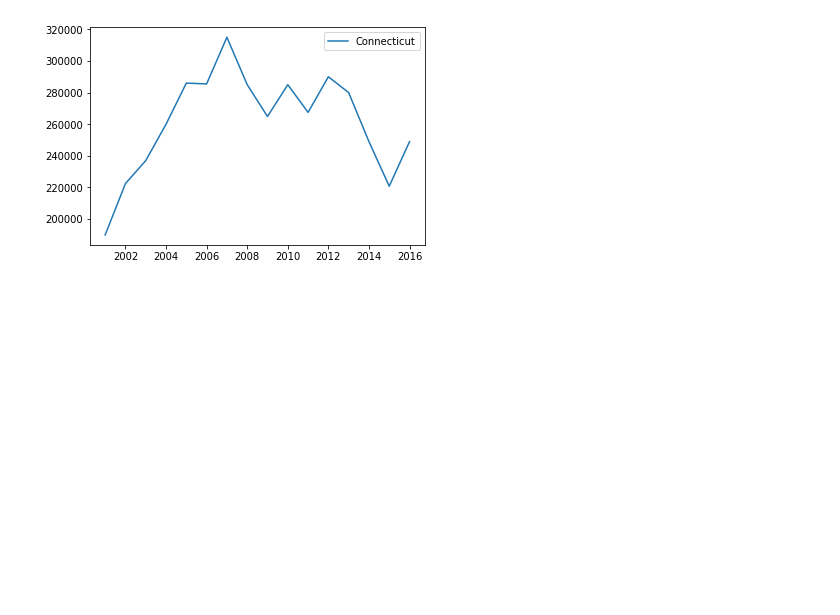
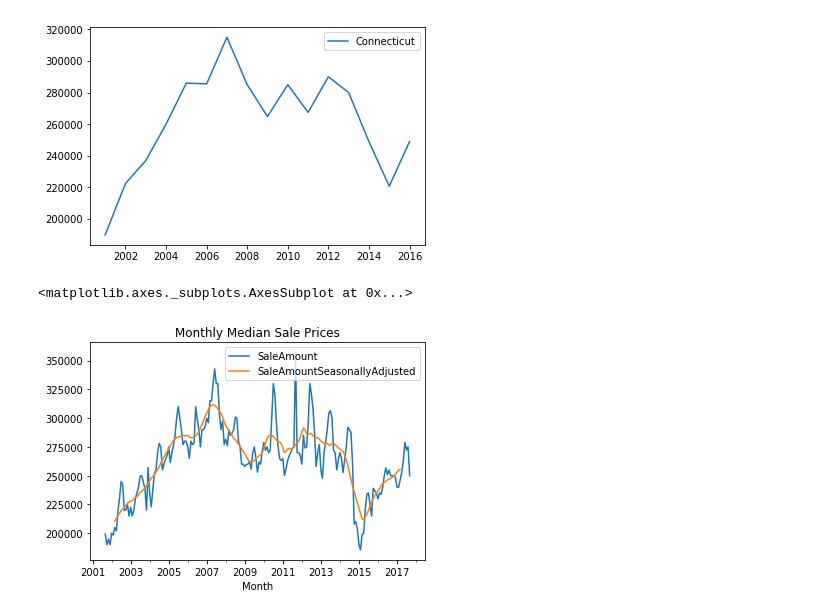
Before and after one commit to jamiekasulis/ct_real_estate_sales, a Jupyter notebook: Neater_data_exploration_notebook.ipynb, the cells around one changed output. Cells and saved outputs as stored; diff of their text form; code cells hidden in the pictures; blank space fills up the shorter version.

Commit message:
Added some edge cases for monthly median timeseries

```diff
--- a/Neater_data_exploration_notebook.ipynb
+++ b/Neater_data_exploration_notebook.ipynb
@@ -636,5 +655,5 @@ res_df['YearMonth'] = res_df['Year'] + "-" + res_df['Month']
 # %%
-def monthly_median_timeseries(column, town='Connecticut', source_df=res_df):
+def monthly_median_timeseries(column, town='Connecticut', minyear=MIN_YEAR, maxyear=MAX_YEAR, source_df=res_df):
     """
     Returns a monthly time series of the median value of 'column' for 'town.'
     Will produce a timeseries for the state of Connecticut if 'town' is not specified.
@@ -649,7 +668,7 @@ def monthly_median_timeseries(column, town='Connecticut', source_df=res_df):
     subset = subset[['YearMonth', column]].sort_values('YearMonth', ascending=True)
 
     # Make a unique list of YearMonths
-    months = subset['YearMonth'].unique()
+    months = return_valid_months(subset, minyear, maxyear)
 
     # Calculate medians for each month and store them
     monthly_medians = {}
@@ -697,7 +736,7 @@ berlin_sa.trend.plot()
 [figure]
 # %%
 # Problem where the final row for CT is NaN, likely due to an improperly entered date
-ct_monthly = monthly_median_timeseries('SaleAmount', 'Connecticut')[0:-1].astype(int, errors='ignore')
+ct_monthly = monthly_median_timeseries('SaleAmount', 'Connecticut').astype(int, errors='ignore')
 # %%
 # now seasonally adjust the monthly medians
-sm.tsa.seasonal_decompose(x=ct_monthly, model='additive', freq=12).trend.plot()
+ct_sa = sm.tsa.seasonal_decompose(x=ct_monthly, model='additive', freq=12)
@@ -710,3 +751,11 @@ median_timeseries('SaleAmount', 'Connecticut').plot()
 # %% [output]
 <matplotlib.axes._subplots.AxesSubplot at 0x...>
 [figure]
+# %%
+ct_monthly_medians = pd.merge(left=ct_monthly, right=ct_sa.trend, on=ct_monthly.index)
+ct_monthly_medians.columns = ['Month', 'SaleAmount', 'SaleAmountSeasonallyAdjusted']
+# %%
+ct_monthly_medians.plot(x='Month', y=['SaleAmount', 'SaleAmountSeasonallyAdjusted'], title = "Monthly Median Sale Prices")
+# %% [output]
+<matplotlib.axes._subplots.AxesSubplot at 0x...>
+[figure, added]
```
Also changed, not shown: parts of 5 cells of this notebook.
